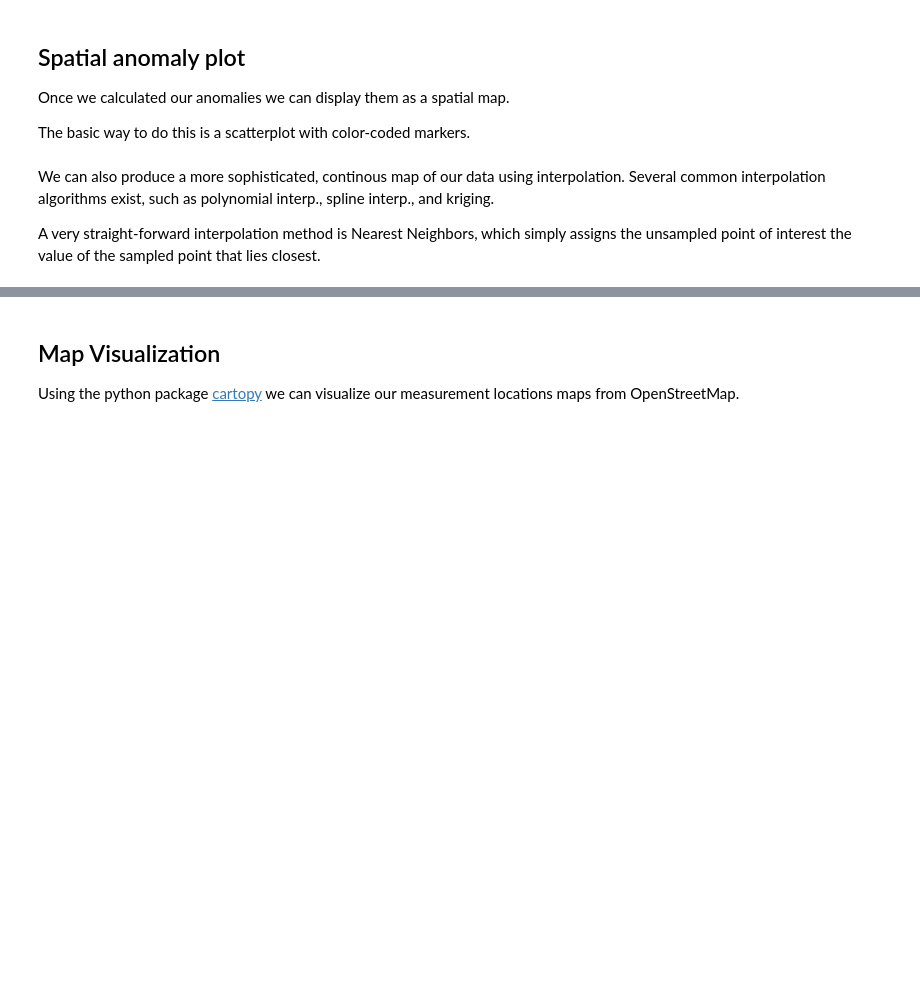
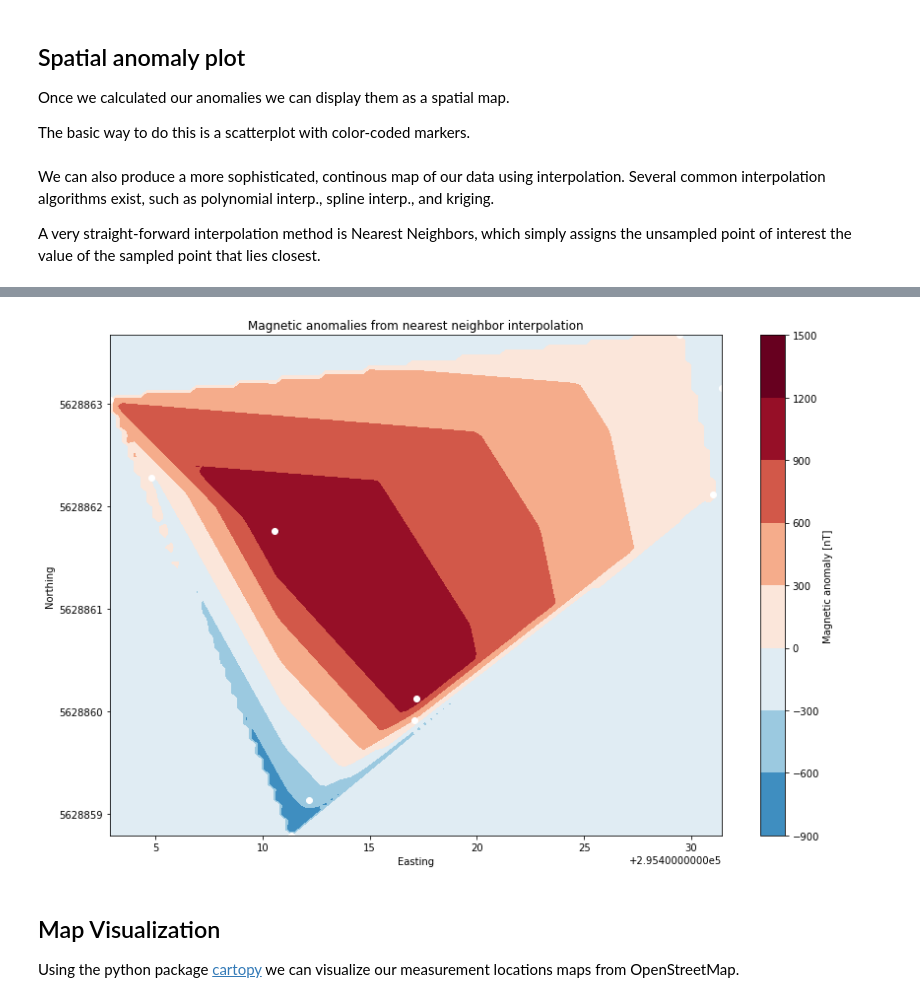
Before and after one commit to JuliusHen/Geophyphox-Excursion, a Jupyter notebook: Excursion Notebooks/Magnetics_transformation.ipynb, the cells around one changed output, grey strips where cells are left out. Drawn from its saved outputs; the diff is of its cells as text; code cells hidden in the pictures; blank space fills up the shorter version.

Commit message:
added map interpolations

```diff
--- a/Excursion Notebooks/Magnetics_transformation.ipynb
+++ b/Excursion Notebooks/Magnetics_transformation.ipynb
@@ -322,3 +332,16 @@ plt.tight_layout()
+# %%
+# plotting as a smooth contour map
+fig, ax = plt.subplots(figsize=(12, 8))
+
+im  =ax.contourf(mgX, mgY, linear_spline.reshape(mgX.shape),
+            vmin=vmin, vmax=vmax, cmap="RdBu_r")
+ax.scatter(data_combined['x'], data_combined['y'],color="white")
+ax.set(xlabel='Easting', ylabel='Northing', title='Magnetic anomalies from nearest neighbor interpolation')
+ax.set_yticklabels(['{:}'.format(int(x)) for x in ax.get_yticks().tolist()]) # Fixes y-axis tick labels
+plt.colorbar(im, ax=ax, label='Magnetic anomaly [nT]')
+plt.tight_layout()
+# %% [output]
+[figure, added]
 # %% [markdown]
 ## Map Visualization
 Using the python package [cartopy](https://scitools.org.uk/cartopy/docs/latest/) we can visualize our measurement locations maps from OpenStreetMap.
```
Also changed, not shown: parts of 16 cells of this notebook, 8 other files.
